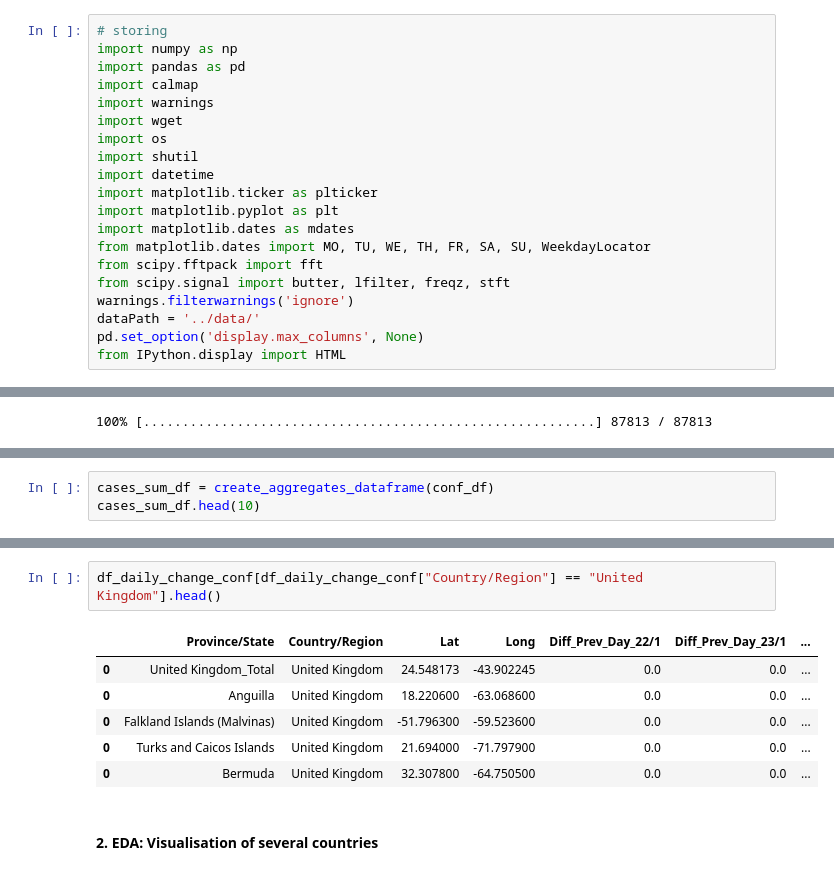
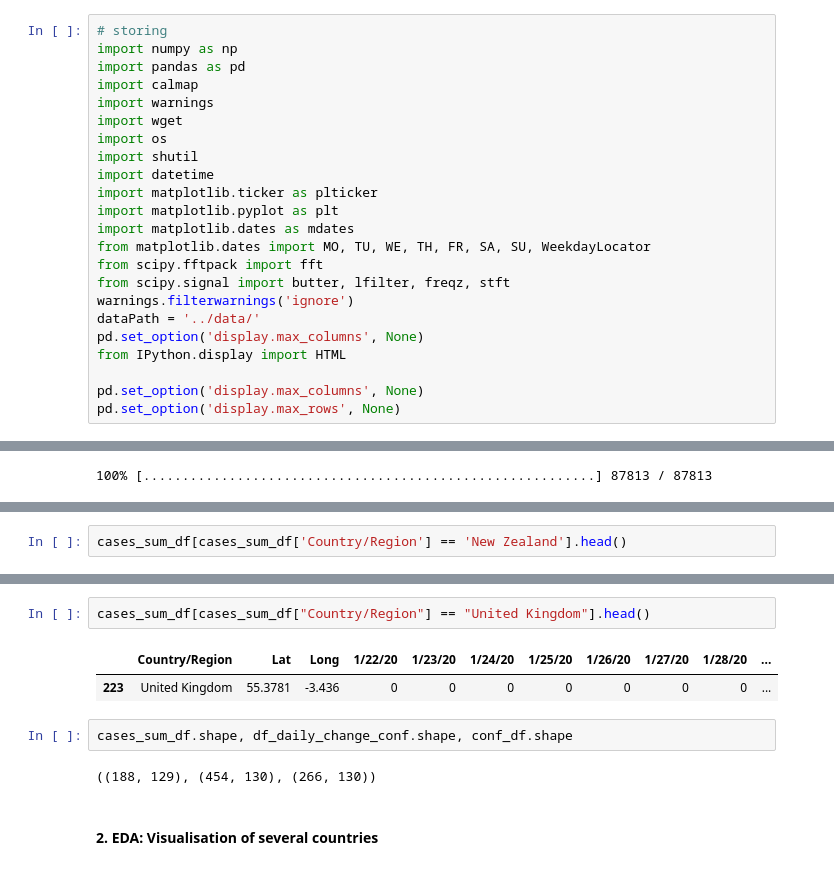
Before and after one commit to j-greggazz/Kaggle, a Jupyter notebook: covid_19/notebooks/0. Save and update datasets.ipynb, the cells around one changed output, grey strips where cells are left out. Cells and saved outputs as stored; diff of their text form.

```diff
--- a/covid_19/notebooks/0. Save and update datasets.ipynb
+++ b/covid_19/notebooks/0. Save and update datasets.ipynb
@@ -35,6 +35,9 @@ warnings.filterwarnings('ignore')
 dataPath = '../data/'
 pd.set_option('display.max_columns', None)
 from IPython.display import HTML
+
+pd.set_option('display.max_columns', None)
+pd.set_option('display.max_rows', None)
 # %% [markdown]
 #### 0. Functions
 - Run below cell once
@@ -364,5 +388,4 @@ cases_sum_df.columns[3:].tolist()
 # %%
-cases_sum_df = create_aggregates_dataframe(conf_df)
-cases_sum_df.head(10)
+cases_sum_df[cases_sum_df['Country/Region'] == 'New Zealand'].head()
 # %% [output]
 |  | Country/Region | Lat | Long | 1/22/20 | 1/23/20 | 1/24/20 | 1/25/20 | 1/26/20 | 1/27/20 | 1/28/20 | ... |
@@ -399,12 +393,12 @@ cases_sum_df.head(30)
 # %%
-df_daily_change_conf[df_daily_change_conf["Country/Region"] == "United Kingdom"].head()
+cases_sum_df[cases_sum_df["Country/Region"] == "United Kingdom"].head()
 # %% [output]
-|  | Province/State | Country/Region | Lat | Long | Diff_Prev_Day_22/1 | Diff_Prev_Day_23/1 | ... |
-| 0 | United Kingdom_Total | United Kingdom | 24.548173 | -43.902245 | 0.0 | 0.0 | ... |
-| 0 | Anguilla | United Kingdom | 18.220600 | -63.068600 | 0.0 | 0.0 | ... |
-| 0 | Falkland Islands (Malvinas) | United Kingdom | -51.796300 | -59.523600 | 0.0 | 0.0 | ... |
-| 0 | Turks and Caicos Islands | United Kingdom | 21.694000 | -71.797900 | 0.0 | 0.0 | ... |
-| 0 | Bermuda | United Kingdom | 32.307800 | -64.750500 | 0.0 | 0.0 | ... |
+|  | Country/Region | Lat | Long | 1/22/20 | 1/23/20 | 1/24/20 | 1/25/20 | 1/26/20 | 1/27/20 | 1/28/20 | ... |
+| 223 | United Kingdom | 55.3781 | -3.436 | 0 | 0 | 0 | 0 | 0 | 0 | 0 | ... |
+# %%
+cases_sum_df.shape, df_daily_change_conf.shape, conf_df.shape
+# %% [output]
+((188, 129), (454, 130), (266, 130))
 # %% [markdown]
 #### 2. EDA: Visualisation of several countries
 # %% [markdown]
```
Also changed, not shown: parts of 13 cells of this notebook.
